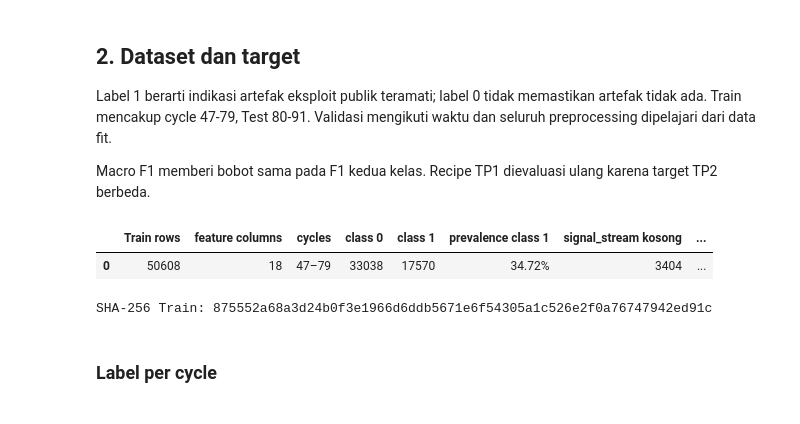
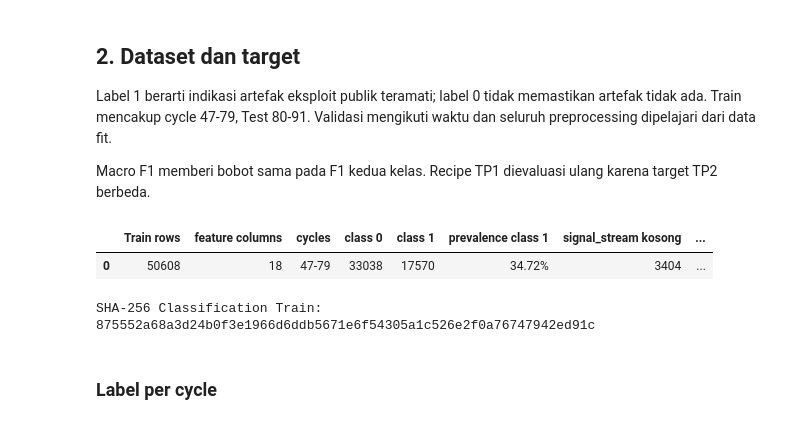
Before and after one commit to samindriano/tk2-kasdad, a Jupyter notebook: notebooks/samuel/final/TP2_Classification_A06_KasdudLovers_SamuelIndriano_2406400524.ipynb, the cells around one changed output. Drawn from its saved outputs; the diff is of its cells as text; code cells hidden in the pictures.

```diff
--- a/notebooks/samuel/final/TP2_Classification_A06_KasdudLovers_SamuelIndriano_2406400524.ipynb
+++ b/notebooks/samuel/final/TP2_Classification_A06_KasdudLovers_SamuelIndriano_2406400524.ipynb
@@ -2094,47 +127,55 @@ Label 1 berarti indikasi artefak eksploit publik teramati; label 0 tidak memasti
 
 Macro F1 memberi bobot sama pada F1 kedua kelas. Recipe TP1 dievaluasi ulang karena target TP2 berbeda.
 # %%
+EXPECTED_TRAIN_SHA256 = (
+    "875552a68a3d24b0f3e1966d6ddb5671e6f54305a1c526e2f0a76747942ed91c"
+)
 DATA_FILES = task_files("classification")
 if DATA_FILES["train"] is None:
     raise FileNotFoundError(
-        "Train.csv tidak ditemukan. Letakkan di data/raw/classification/ atau atur TP2_DATA_DIR ke direktori induk data."
+        "Letakkan official classification/Train.csv di bawah TP2_DATA_DIR atau data/raw/."
     )
 
 train_path = DATA_FILES["train"]
 train = pd.read_csv(train_path)
-required = {"artifact_signal", "cycle_code", "signal_stream", "entry_friction", "impact_load"}
-missing_columns = sorted(required - set(train.columns))
-assert not missing_columns, f"Kolom Train yang diperlukan tidak ada: {missing_columns}"
+required = {
+    "record_id", "cycle_code", "artifact_signal", "signal_stream",
+    "impact_load", "entry_friction", "text_load",
+}
+missing = sorted(required - set(train.columns))
+assert not missing, f"Kolom wajib tidak ditemukan: {missing}"
+assert train["record_id"].notna().all() and train["record_id"].is_unique
 assert train["artifact_signal"].notna().all()
 assert set(train["artifact_signal"].unique()) == {0, 1}
 assert train["cycle_code"].between(47, 79).all()
 
-def sha256_file(path):
-    digest = hashlib.sha256()
-    with Path(path).open("rb") as handle:
-        for chunk in iter(lambda: handle.read(1024 * 1024), b""):
-            digest.update(chunk)
-    return digest.hexdigest()
-
 actual_train_sha256 = sha256_file(train_path)
-expected_train_sha256 = EXPECTED_CLASSIFICATION_TRAIN_SHA256
-assert actual_train_sha256 == expected_train_sha256, "Classification Train bytes differ from the verified official input."
-
+assert actual_train_sha256 == EXPECTED_TRAIN_SHA256
 positive_count = int(train["artifact_signal"].sum())
-overview = pd.DataFrame([
-    {"Train rows": len(train), "feature columns": len(train.columns) - 1,
-     "cycles": f"{train.cycle_code.min()}–{train.cycle_code.max()}",
-     "class 0": int((train.artifact_signal == 0).sum()), "class 1": positive_count,
-     "prevalence class 1": positive_count / len(train),
-     "signal_stream kosong": int(stream_missing_mask(train[["signal_stream"]]).sum()),
-     "stream kosong (%)": float(stream_missing_mask(train[["signal_stream"]]).mean())}
-])
-display(overview.style.format({"prevalence class 1": "{:.2%}", "stream kosong (%)": "{:.2%}"}))
-print("SHA-256 Train:", actual_train_sha256)
+overview = pd.DataFrame(
+    [
+        {
+            "Train rows": len(train),
+            "feature columns": len(train.columns) - 1,
+            "cycles": f"{train.cycle_code.min()}-{train.cycle_code.max()}",
+            "class 0": int((train.artifact_signal == 0).sum()),
+            "class 1": positive_count,
+            "prevalence class 1": positive_count / len(train),
+            "signal_stream kosong": int(stream_missing_mask(train).sum()),
+            "stream kosong (%)": float(stream_missing_mask(train).mean()),
+        }
+    ]
+)
+display(
+    overview.style.format(
+        {"prevalence class 1": "{:.2%}", "stream kosong (%)": "{:.2%}"}
+    )
+)
+print("SHA-256 Classification Train:", actual_train_sha256)
 # %% [output]
 |  | Train rows | feature columns | cycles | class 0 | class 1 | prevalence class 1 | signal_stream kosong | ... |
-| 0 | 50608 | 18 | 47–79 | 33038 | 17570 | 34.72% | 3404 | ... |
+| 0 | 50608 | 18 | 47-79 | 33038 | 17570 | 34.72% | 3404 | ... |
-SHA-256 Train: 875552a68a3d24b0f3e1966d6ddb5671e6f54305a1c526e2f0a76747942ed91c
+SHA-256 Classification Train: 875552a68a3d24b0f3e1966d6ddb5671e6f54305a1c526e2f0a76747942ed91c
 # %% [markdown]
 ### Label per cycle
 # %%
```
Also changed, not shown: parts of 28 cells of this notebook, 2 other files.
